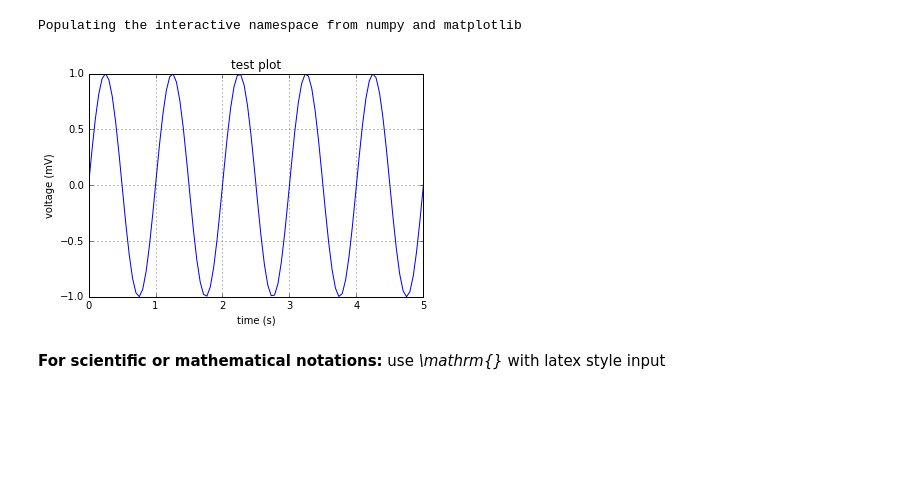
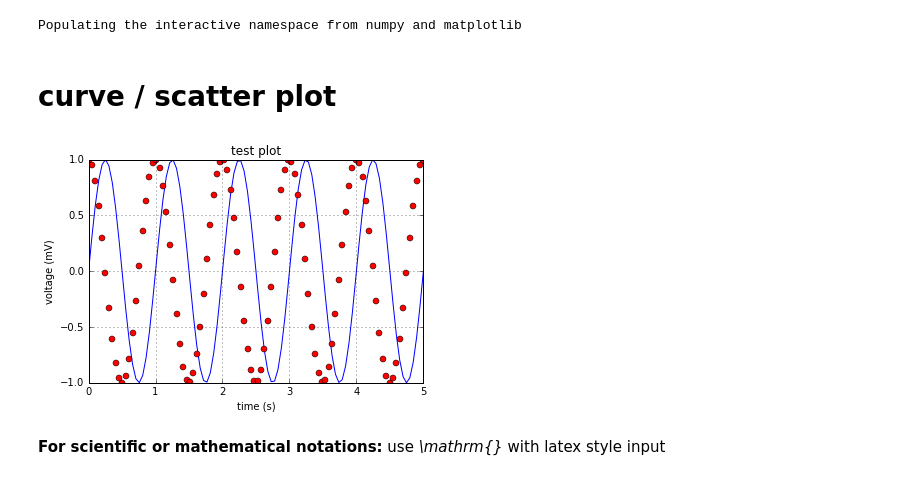
Before and after one commit to hypergravity/cham_hates_python, a Jupyter notebook: cham_teaches_python_04_plotting.ipynb, the cells around one changed output. Saved outputs shown, nothing was run; the diff lists cells and outputs as text; code cells hidden in the pictures; blank space fills up the shorter version.

```diff
--- a/cham_teaches_python_04_plotting.ipynb
+++ b/cham_teaches_python_04_plotting.ipynb
@@ -33,22 +33,26 @@ These lectures are organized as below:
 %pylab inline
 # %% [output]
 Populating the interactive namespace from numpy and matplotlib
+# %% [markdown]
+# curve / scatter plot
 # %%
 fig = plt.figure()
 ax = fig.add_subplot(111)
 x = np.linspace(0.,5.,100)
-y = np.sin(2*np.pi*x)
-ax.plot(x,y)
+y_c = np.sin(2*np.pi*x)
+y_s = np.cos(2*np.pi*x)
+ax.plot(x,y_c)
+ax.plot(x,y_s, 'ro')
 # fig.show()
 
 ax.set_xlabel('time (s)')
 ax.set_ylabel('voltage (mV)')
 ax.set_title('test plot')
 ax.grid(True)
 # fig.savefig("test.pdf")
 fig.show()
 # %% [output]
-[figure, old version]
+[figure, new version]
 # %% [markdown]
 **For scientific or mathematical notations:** use *\mathrm{}* with latex style input
 # %%
```
Also changed, not shown: parts of 7 cells of this notebook, 5 other files.
